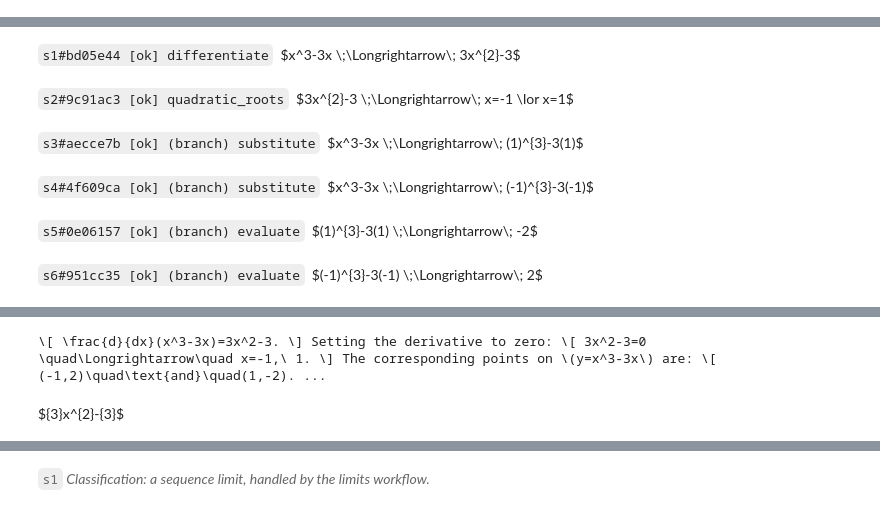
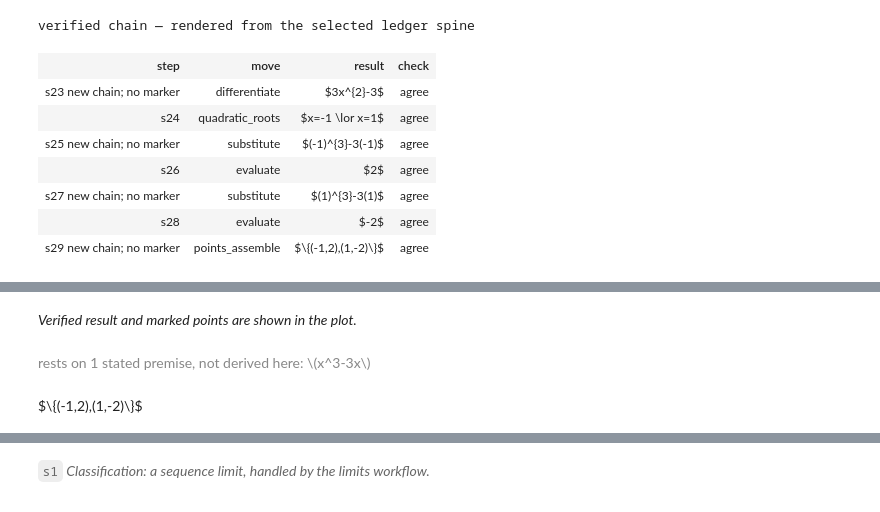
Before and after one commit to semyonc/toymath, a Jupyter notebook: examples/Into.ipynb, the cells around one changed output, grey strips where cells are left out. Drawn from its saved outputs; the diff is of its cells as text; code cells hidden in the pictures.

```diff
--- a/examples/Into.ipynb
+++ b/examples/Into.ipynb
@@ -1,3 +1,12 @@
 # %%
-do! differentiate x³−3x, find where the derivative is zero, plot with those points marked
+do! differentiate x^3−3x, find where the derivative is zero, plot with those points marked
 # %% [output]
+verified chain — rendered from the selected ledger spine
+| step | move | result | check |
+| s23 new chain; no marker | differentiate | $3x^{2}-3$ | agree |
+| s24 | quadratic_roots | $x=-1 \lor x=1$ | agree |
+| s25 new chain; no marker | substitute | $(-1)^{3}-3(-1)$ | agree |
+| s26 | evaluate | $2$ | agree |
+| s27 new chain; no marker | substitute | $(1)^{3}-3(1)$ | agree |
+| s28 | evaluate | $-2$ | agree |
+| s29 new chain; no marker | points_assemble | $\{(-1,2),(1,-2)\}$ | agree |
@@ -4,6 +14,3 @@ do! differentiate x³−3x, find where the derivative is zero, plot with those p
-s1#bd05e44 [ok] differentiate $x^3-3x \;\Longrightarrow\; 3x^{2}-3$
+Verified result and marked points are shown in the plot.
-s2#9c91ac3 [ok] quadratic_roots $3x^{2}-3 \;\Longrightarrow\; x=-1 \lor x=1$
+rests on 1 stated premise, not derived here: \(x^3-3x\)
-s3#aecce7b [ok] (branch) substitute $x^3-3x \;\Longrightarrow\; (1)^{3}-3(1)$
+$\{(-1,2),(1,-2)\}$
-s4#4f609ca [ok] (branch) substitute $x^3-3x \;\Longrightarrow\; (-1)^{3}-3(-1)$
-s5#0e06157 [ok] (branch) evaluate $(1)^{3}-3(1) \;\Longrightarrow\; -2$
-s6#951cc35 [ok] (branch) evaluate $(-1)^{3}-3(-1) \;\Longrightarrow\; 2$
@@ -11,5 +17,3 @@ s6#951cc35 [ok] (branch) evaluate $(-1)^{3}-3(-1) \;\Longrightarrow\; 2$
-\[ \frac{d}{dx}(x^3-3x)=3x^2-3. \] Setting the derivative to zero: \[ 3x^2-3=0 \quad\Longrightarrow\quad x=-1,\ 1. \] The corresponding points on \(y=x^3-3x\) are: \[ (-1,2)\quad\text{and}\quad(1,-2). ...
-${3}x^{2}-{3}$
 # %%
 do! draw an example of the commutative diagram
 # %% [output]
```
Also changed, not shown: parts of 3 cells of this notebook, 3 other files.
